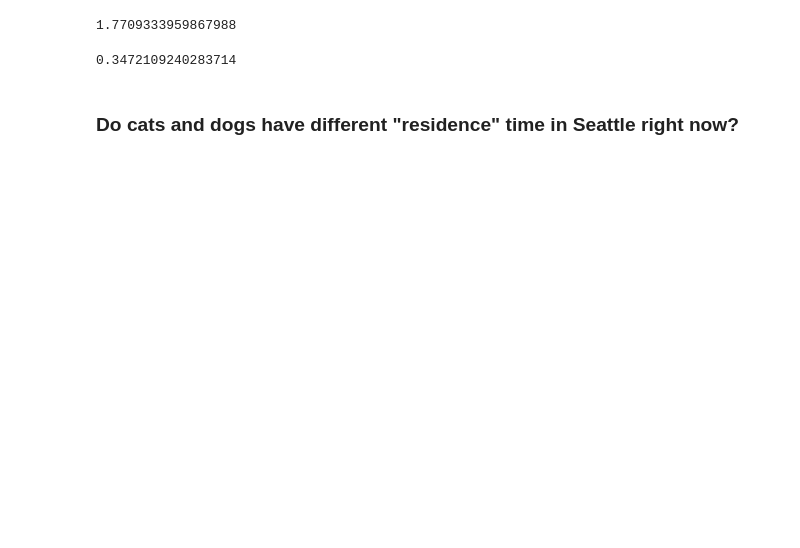
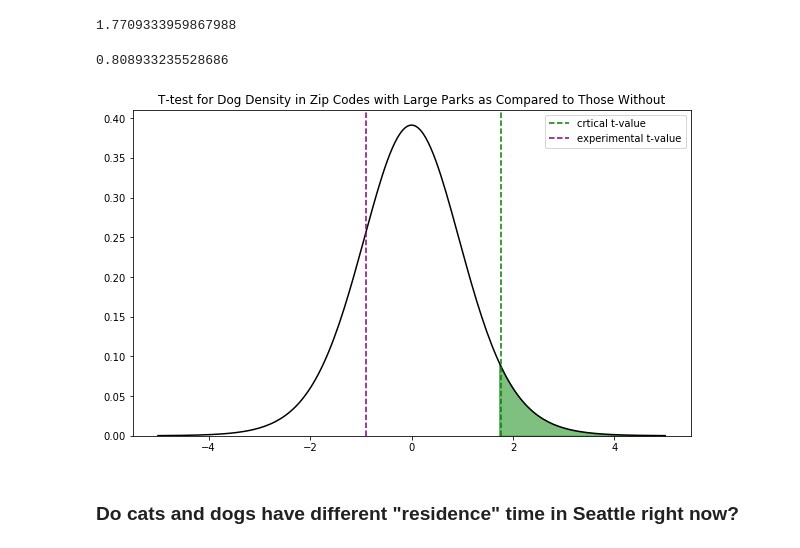
Before and after one commit to allisoncstafford/seattle_pets_blog2, a Jupyter notebook: park_zip_codes.ipynb, the cells around one changed output. Drawn from its saved outputs; the diff is of its cells as text; code cells hidden in the pictures; blank space fills up the shorter version.

```diff
--- a/park_zip_codes.ipynb
+++ b/park_zip_codes.ipynb
@@ -234,10 +244,36 @@ critical_t_value
 # %% [output]
 1.7709333959867988
 # %%
-p_value = t.cdf(result[0], df)
+p_value = 1-t.cdf(result[0], df)
 p_value
 # %% [output]
-0.3472109240283714
+0.808933235528686
+# %%
+# plot for our t-test
+x = np.linspace(-5, 5, 200)
+y = t.pdf(x, df)
+
+fig, ax = plt.subplots(figsize=(10,6))
+ax.plot(x, y, color='black')
+
+# add .05 significance level for our t-test
+ax.axvline(critical_t_value, label='crtical t-value',
+          color='g', linestyle='--')
+ax.fill_betweenx(y, x, t_crit_one_tail_greater,
+                 where= x > t_crit_one_tail_greater,
+                 color='g', alpha=.5)
+
+# add our t-statistic
+ax.axvline(result[0], label='experimental t-value', color='purple',
+          linestyle='--')
+
+# complete the graph
+ax.legend()
+ax.set_ylim(bottom=0)
+ax.set_title('T-test for Dog Density in Zip Codes with Large Parks as Compared to Those Without')
+plt.savefig('images/dog_density_t-test');
+# %% [output]
+[figure, added]
 # %% [markdown]
 ### Do cats and dogs have different "residence" time in Seattle right now?
 # %%
```
Also changed, not shown: parts of 5 cells of this notebook, 3 other files.
